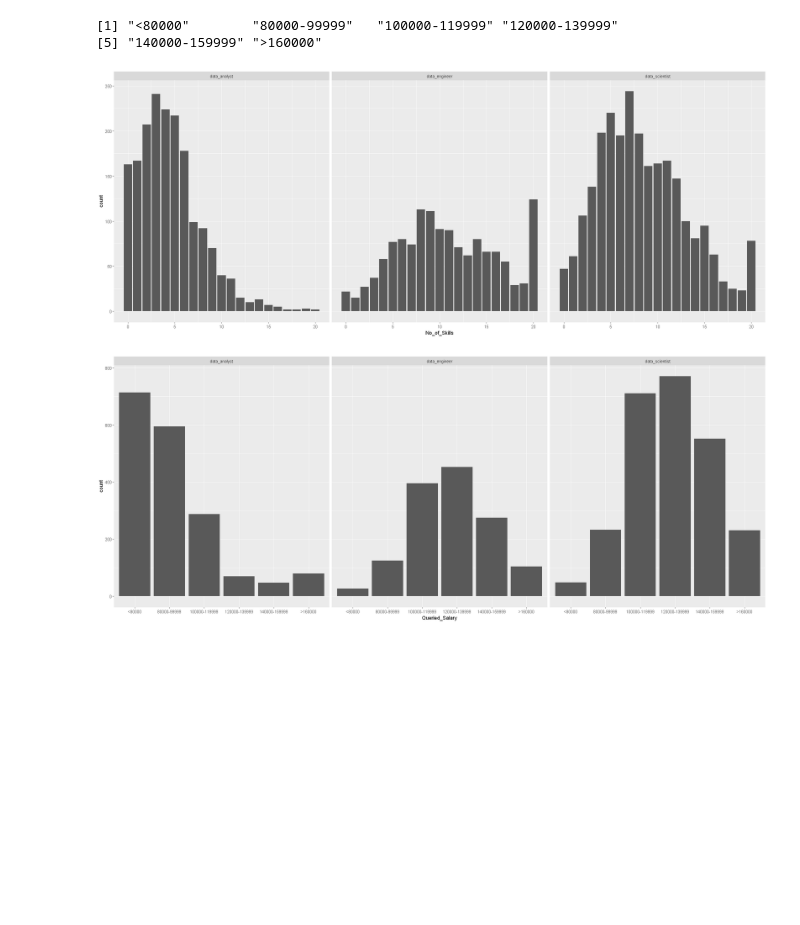
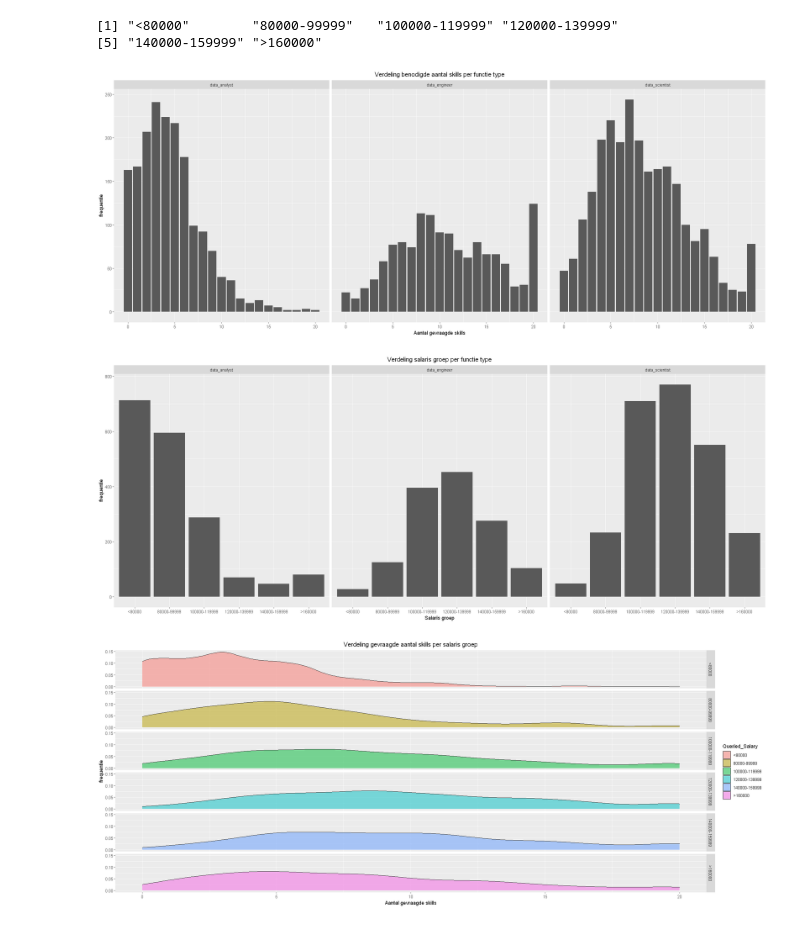
Before and after one commit to MaelvanDijk/DMAE, a Jupyter notebook: Capstone/Capstone_DMAE_MaelvDijk.ipynb, the cells around one changed output. Cells and saved outputs as stored; diff of their text form; code cells hidden in the pictures; blank space fills up the shorter version.

Commit message:
visualised D001

```diff
--- a/Capstone/Capstone_DMAE_MaelvDijk.ipynb
+++ b/Capstone/Capstone_DMAE_MaelvDijk.ipynb
@@ -315,24 +330,56 @@ df_indeed_kaggle$Queried_Salary %>% unique()
 [5] "140000-159999" ">160000"
 # %%
 # D001
+
+# maak de grafieken breeder
 options(repr.plot.width=20, repr.plot.height=8)
 
+# sorteer de salaris kolom
 df_indeed_kaggle$Queried_Salary <- factor(
     df_indeed_kaggle$Queried_Salary,
     levels = c("<80000", "80000-99999", "100000-119999", "120000-139999", "140000-159999", ">160000"))
 
+# visualiseer gevraagde aantal skills verderling
 df_indeed_kaggle %>%
     ggplot(aes(x= No_of_Skills)) +
     geom_bar() +
-    facet_grid(cols= vars(Job_Type))
+    facet_grid(cols= vars(Job_Type)) +
+    labs(
+        title="Verdeling benodigde aantal skills per functie type",
+        y= "frequentie",
+        x= "Aantal gevraagde skills"
+    ) +
+    theme(plot.title=element_text(hjust=0.5))
 
+# visualiseer salaris groep
 df_indeed_kaggle %>%
     ggplot(aes(x= Queried_Salary)) +
     geom_bar() +
-    facet_grid(cols= vars(Job_Type))
+    facet_grid(cols= vars(Job_Type)) +
+    labs(
+        title="Verdeling salaris groep per functie type",
+        y= "frequentie",
+        x= "Salaris groep"
+    ) +
+    theme(plot.title=element_text(hjust=0.5))
+
+# visualiseer de skill verdeling op basis van salaris groepen
+df_indeed_kaggle %>%
+    ggplot(aes(x= No_of_Skills, fill= Queried_Salary)) +
+    geom_density(alpha=0.5) +
+    facet_grid(rows= vars(Queried_Salary)) +
+    labs(
+        title="Verdeling gevraagde aantal skills per salaris groep",
+        y= "frequentie",
+        x= "Aantal gevraagde skills"
+    ) +
+    theme(
+        plot.title=element_text(hjust=0.5)
+    )
 # %% [output]
-[figure, old version]
+[figure, new version]
-[figure, old version]
+[figure, new version]
+[figure, added]
 # %%
 # df_indeed_kaggle_unnested <- df_indeed_kaggle %>%
 #   mutate(Skill = strsplit(as.character(Skill), ",")) %>%
```
Also changed, not shown: parts of 3 cells of this notebook.
